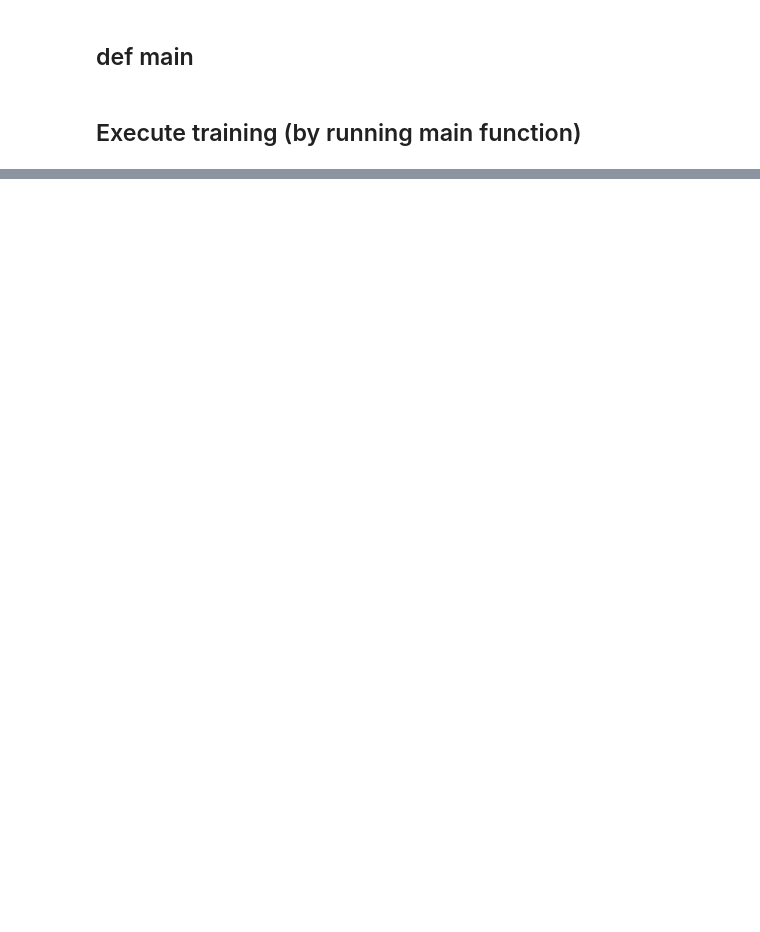
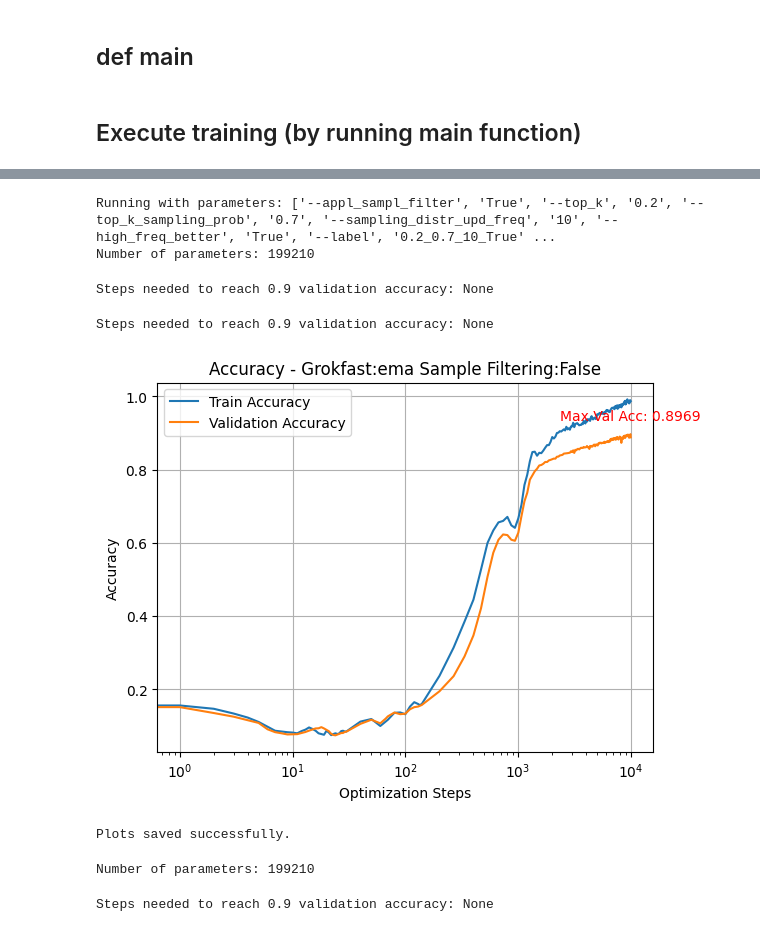
Before and after one commit to nickxir12/PatRec_Project_2024-2025, a Jupyter notebook: MNIST_code/mnist-sample-complexity-online-vol2.ipynb, the cells around one changed output, grey strips where cells are left out. Cells and saved outputs as stored; diff of their text form; code cells hidden in the pictures; blank space fills up the shorter version.

```diff
--- a/MNIST_code/mnist-sample-complexity-online-vol2.ipynb
+++ b/MNIST_code/mnist-sample-complexity-online-vol2.ipynb
@@ -711,0 +915,66 @@ print("Plots loaded successfully.")
+# %%
+# Define possible values for each parameter
+param_grid = {
+    "top_k": [0.2],  # Convert to float
+    "top_k_sampling_prob": [0.7],  # Convert to float
+    "sampling_distr_upd_freq": [10],  # Convert to int
+    "high_freq_better": [True]  # Boolean parameter
+}
+
+# Generate all combinations of parameters
+param_combinations = list(itertools.product(*param_grid.values()))
+
+# Run main in a loop for each combination
+for param_values in param_combinations:
+    # Extract parameter values
+    top_k = param_values[0]
+    top_k_sampling_prob = param_values[1]
+    sampling_distr_upd_freq = param_values[2]
+    high_freq_better = param_values[3]  # Boolean value
+
+    # Ensure boolean values are correctly formatted as strings for argparse
+    high_freq_better_str = "True" if high_freq_better else "False"
+
+    # Create args dynamically
+    args_list = [
+        "--appl_sampl_filter" , "True",
+        "--top_k", str(top_k),
+        "--top_k_sampling_prob", str(top_k_sampling_prob),
+        "--sampling_distr_upd_freq", str(sampling_distr_upd_freq),
+        "--high_freq_better", high_freq_better_str,
+        "--label", f"{top_k}_{top_k_sampling_prob}_{sampling_distr_upd_freq}_{high_freq_better}"
+    ]
+
+    # Debug print statement
+    print(f"\nRunning with parameters: {args_list}")
+
+    # Parse the arguments dynamically
+    args = parser.parse_args(args_list)
+
+    # Call main() with the updated args
+    main(args)
+# %% [output]
+Running with parameters: ['--appl_sampl_filter', 'True', '--top_k', '0.2', '--top_k_sampling_prob', '0.7', '--sampling_distr_upd_freq', '10', '--high_freq_better', 'True', '--label', '0.2_0.7_10_True' ...
+Number of parameters: 199210
+Steps needed to reach 0.9 validation accuracy: None
+# %%
+#/kaggle/working/results/mnist_online/mnist_high_freq_True_top_k_0.2_top_k_prob_0.9_upd_freq_1.pt
+args.label="high_freq_True_top_k_0.2_top_k_prob_0.9_upd_freq_1"
+analyze_results(args.label)
+# %% [output]
+Steps needed to reach 0.9 validation accuracy: None
+[figure, added]
+Plots saved successfully.
+# %%
+    args_list = [
+        "--appl_sampl_filter" , "False",
+    ]
+
+    # Parse the arguments dynamically
+    args = parser.parse_args(args_list)
+
+    # Call main() with the updated args
+    main(args)
+# %% [output]
+Number of parameters: 199210
+Steps needed to reach 0.9 validation accuracy: None
```
Also changed, not shown: parts of 25 cells of this notebook.
